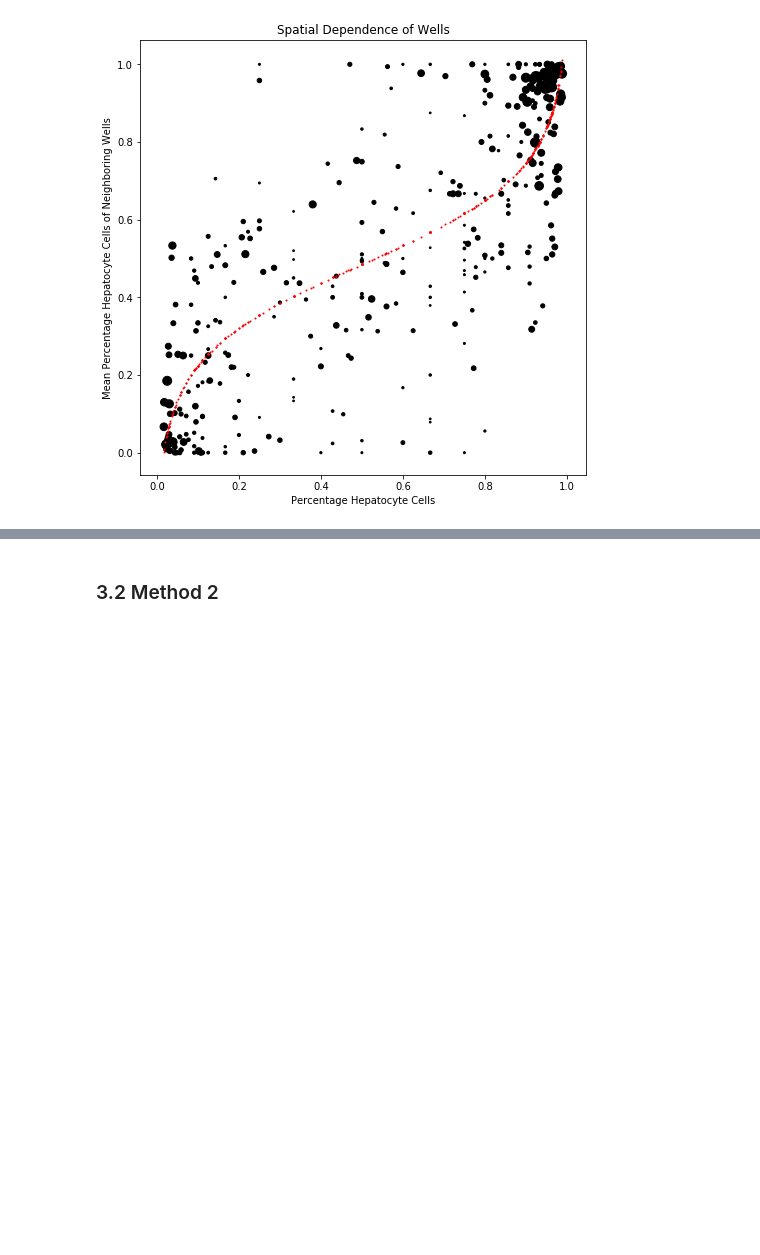
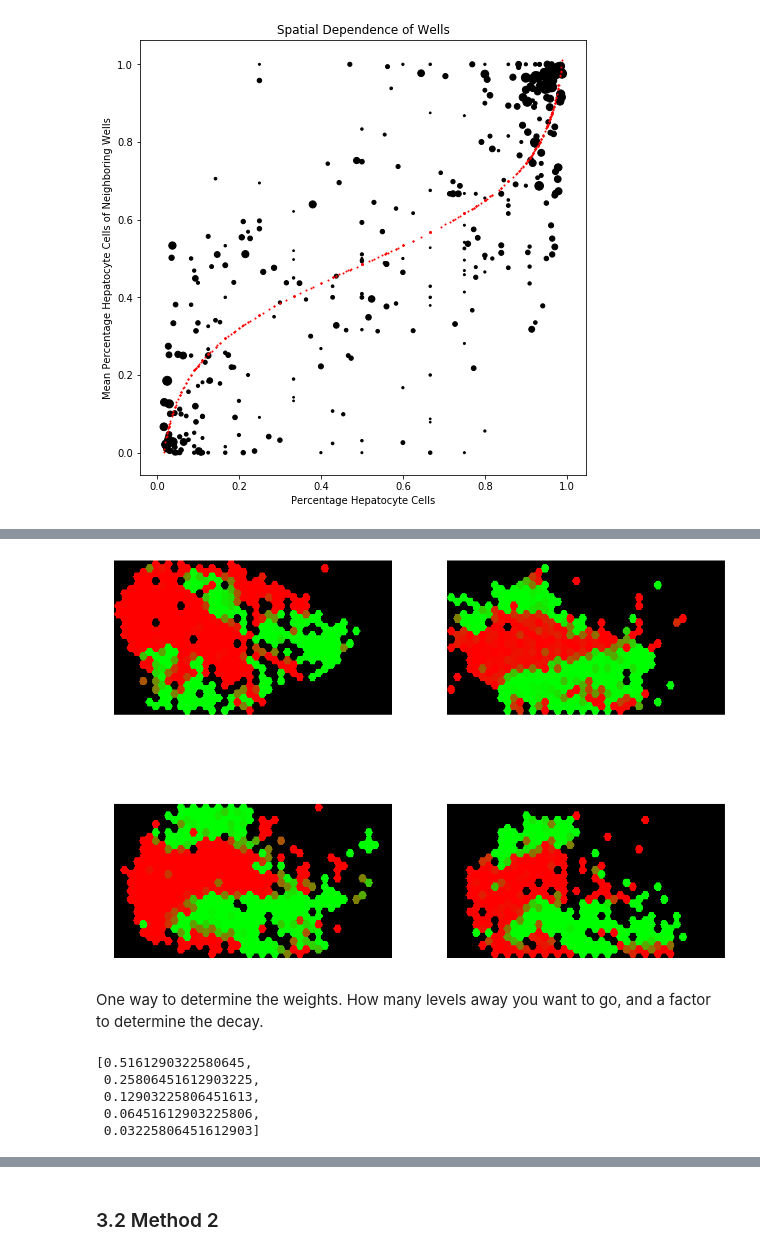
Before and after one commit to yelabucsf/spatial, a Jupyter notebook: spatial.notebooks/make.images.ipynb, the cells around one changed output, grey strips where cells are left out. Saved outputs shown, nothing was run; the diff lists cells and outputs as text; code cells hidden in the pictures; blank space fills up the shorter version.

```diff
--- a/spatial.notebooks/make.images.ipynb
+++ b/spatial.notebooks/make.images.ipynb
@@ -508,0 +548,9 @@ plt.ylabel('Mean Percentage Hepatocyte Cells of Neighboring Wells');
+# %%
+fig, axes = plt.subplots(2,2, figsize=(20,15))
+for img, ax in zip(img_list, np.ravel(axes)):
+    ax.imshow(img);
+    ax.axis('off')
+# %% [output]
+[figure, added]
+# %% [markdown]
+One way to determine the weights. How many levels away you want to go, and a factor to determine the decay.
@@ -508,0 +566,8 @@ plt.ylabel('Mean Percentage Hepatocyte Cells of Neighboring Wells');
+# %%
+weights
+# %% [output]
+[0.5161290322580645,
+ 0.25806451612903225,
+ 0.12903225806451613,
+ 0.06451612903225806,
+ 0.03225806451612903]
```
Also changed, not shown: parts of 47 cells of this notebook.
